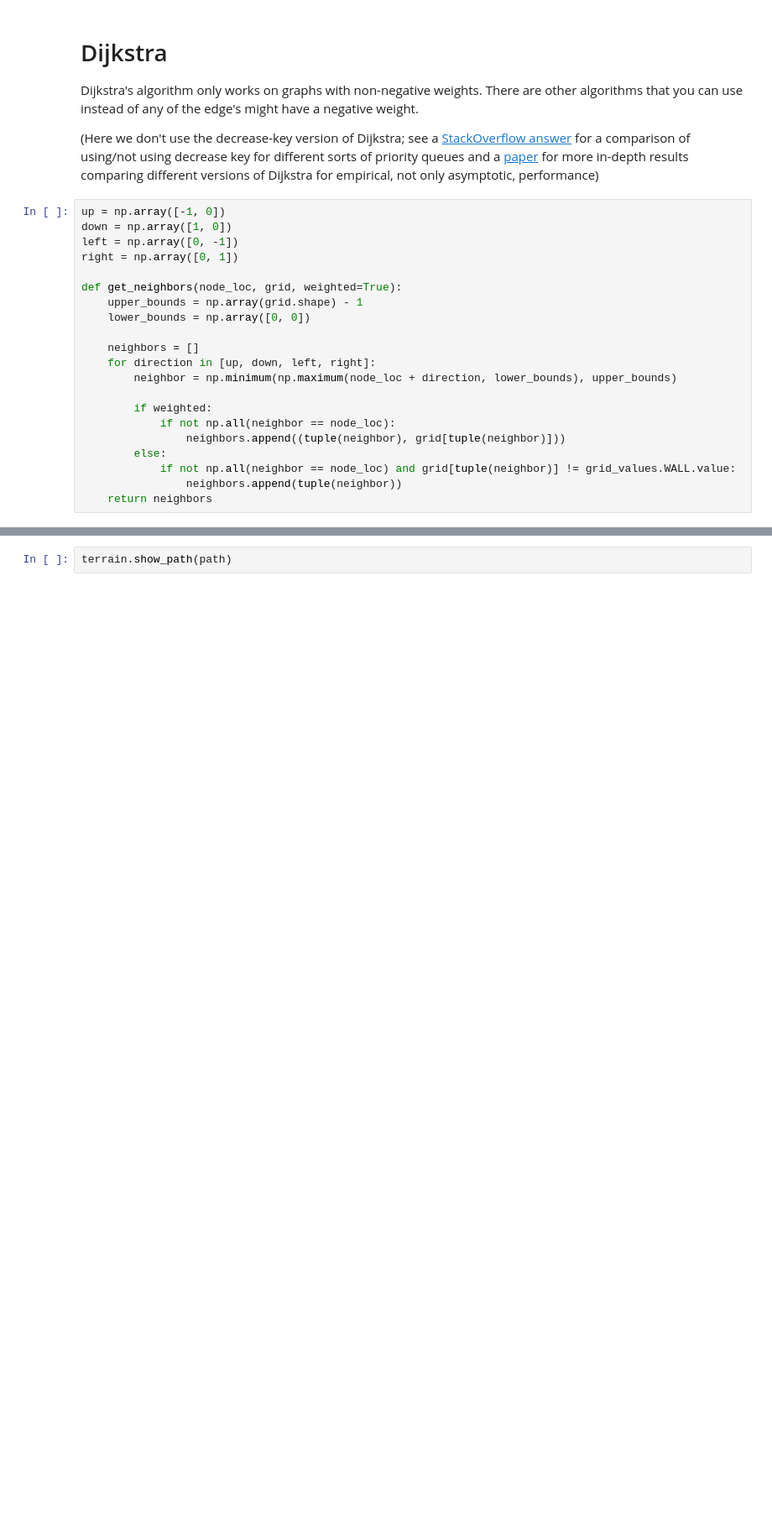
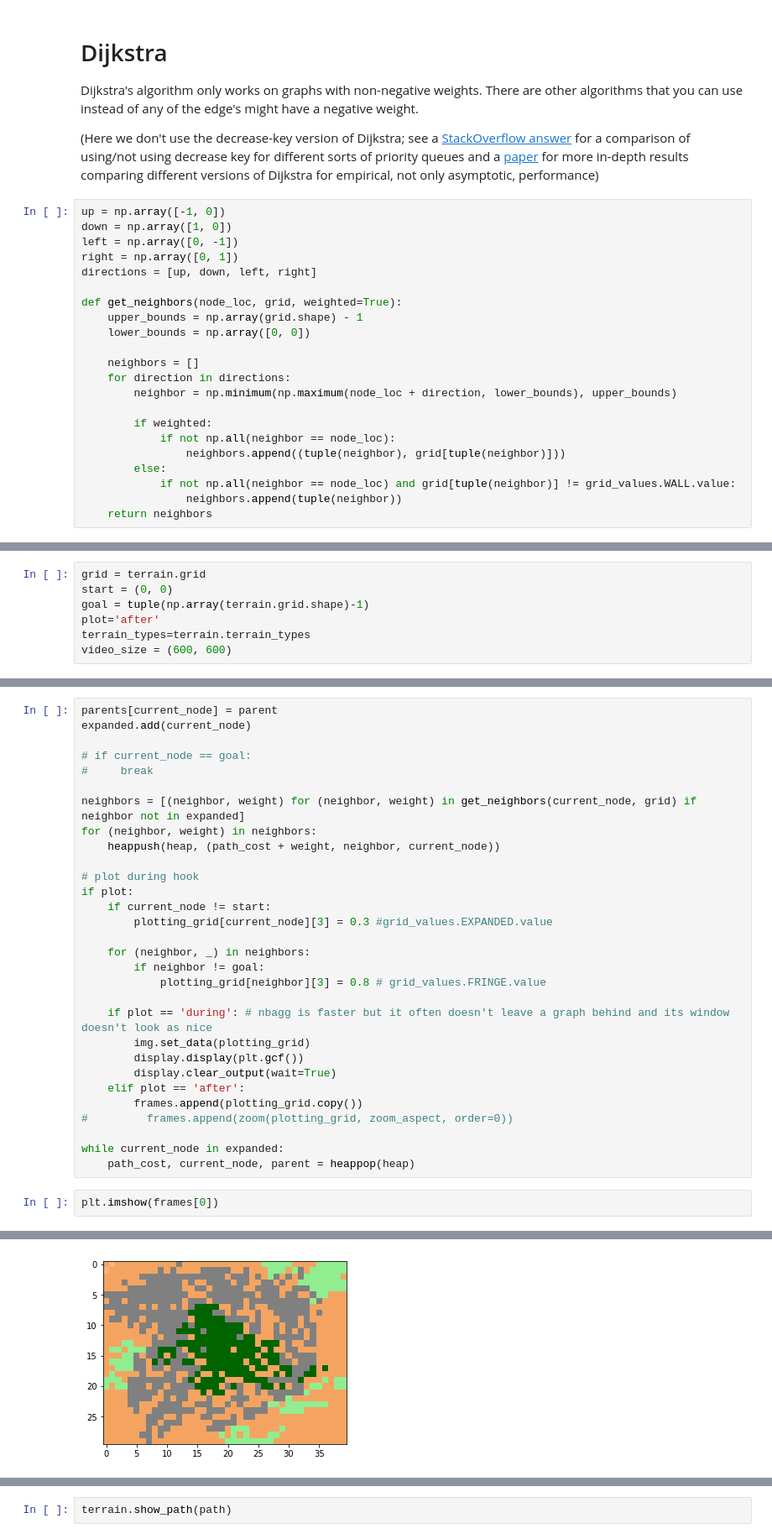
Before and after one commit to neighthan/algorithms_practice, a Jupyter notebook: graph_search/dijkstra_a_star.ipynb, the cells around one changed output, grey strips where cells are left out. Shown at 84% size. Cells and saved outputs as stored; diff of their text form; blank space fills up the shorter version.

```diff
--- a/graph_search/dijkstra_a_star.ipynb
+++ b/graph_search/dijkstra_a_star.ipynb
@@ -115,13 +95,14 @@ up = np.array([-1, 0])
 down = np.array([1, 0])
 left = np.array([0, -1])
 right = np.array([0, 1])
+directions = [up, down, left, right]
 
 def get_neighbors(node_loc, grid, weighted=True):
     upper_bounds = np.array(grid.shape) - 1
     lower_bounds = np.array([0, 0])
 
     neighbors = []
-    for direction in [up, down, left, right]:
+    for direction in directions:
         neighbor = np.minimum(np.maximum(node_loc + direction, lower_bounds), upper_bounds)
 
         if weighted:
@@ -164,0 +191,7 @@ def dijkstra_a_star(grid, start, goal, plot='', video_size=(600, 600), video_pat
+# %%
+grid = terrain.grid
+start = (0, 0)
+goal = tuple(np.array(terrain.grid.shape)-1)
+plot='after'
+terrain_types=terrain.terrain_types
+video_size = (600, 600)
@@ -164,0 +215,33 @@ def dijkstra_a_star(grid, start, goal, plot='', video_size=(600, 600), video_pat
+# %%
+parents[current_node] = parent
+expanded.add(current_node)
+
+# if current_node == goal:
+#     break
+
+neighbors = [(neighbor, weight) for (neighbor, weight) in get_neighbors(current_node, grid) if neighbor not in expanded]
+for (neighbor, weight) in neighbors:
+    heappush(heap, (path_cost + weight, neighbor, current_node))
+
+# plot during hook
+if plot:
+    if current_node != start:
+        plotting_grid[current_node][3] = 0.3 #grid_values.EXPANDED.value
+
+    for (neighbor, _) in neighbors:
+        if neighbor != goal:
+            plotting_grid[neighbor][3] = 0.8 # grid_values.FRINGE.value
+
+    if plot == 'during': # nbagg is faster but it often doesn't leave a graph behind and its window doesn't look as nice
+        img.set_data(plotting_grid)
+        display.display(plt.gcf())
+        display.clear_output(wait=True)
+    elif plot == 'after':
+        frames.append(plotting_grid.copy())
+#         frames.append(zoom(plotting_grid, zoom_aspect, order=0))
+
+while current_node in expanded:
+    path_cost, current_node, parent = heappop(heap)
+# %%
+plt.imshow(frames[0])
+# %% [output]
@@ -164,0 +249 @@ def dijkstra_a_star(grid, start, goal, plot='', video_size=(600, 600), video_pat
+[figure, added]
```
Also changed, not shown: parts of 31 cells of this notebook, 2 other files.
